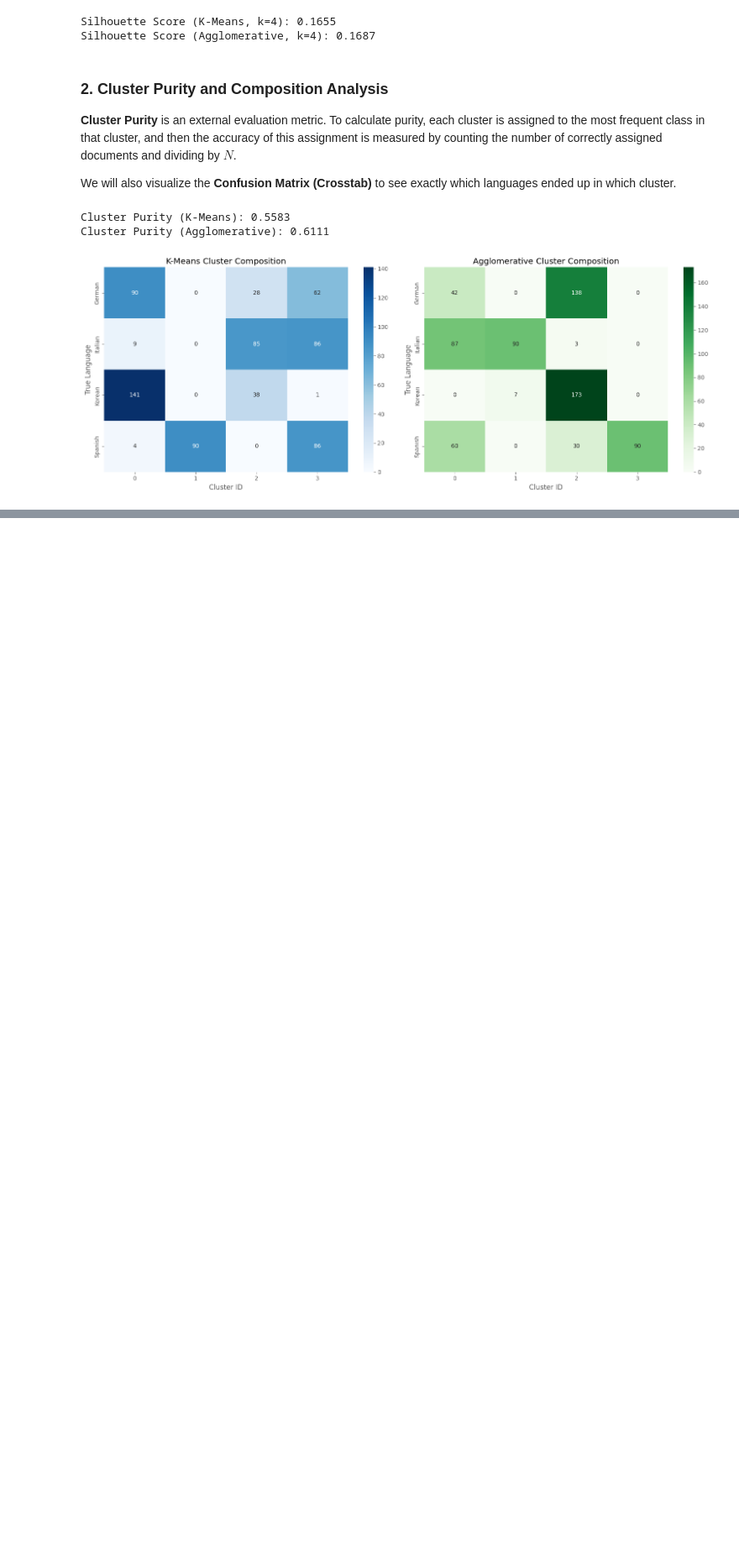
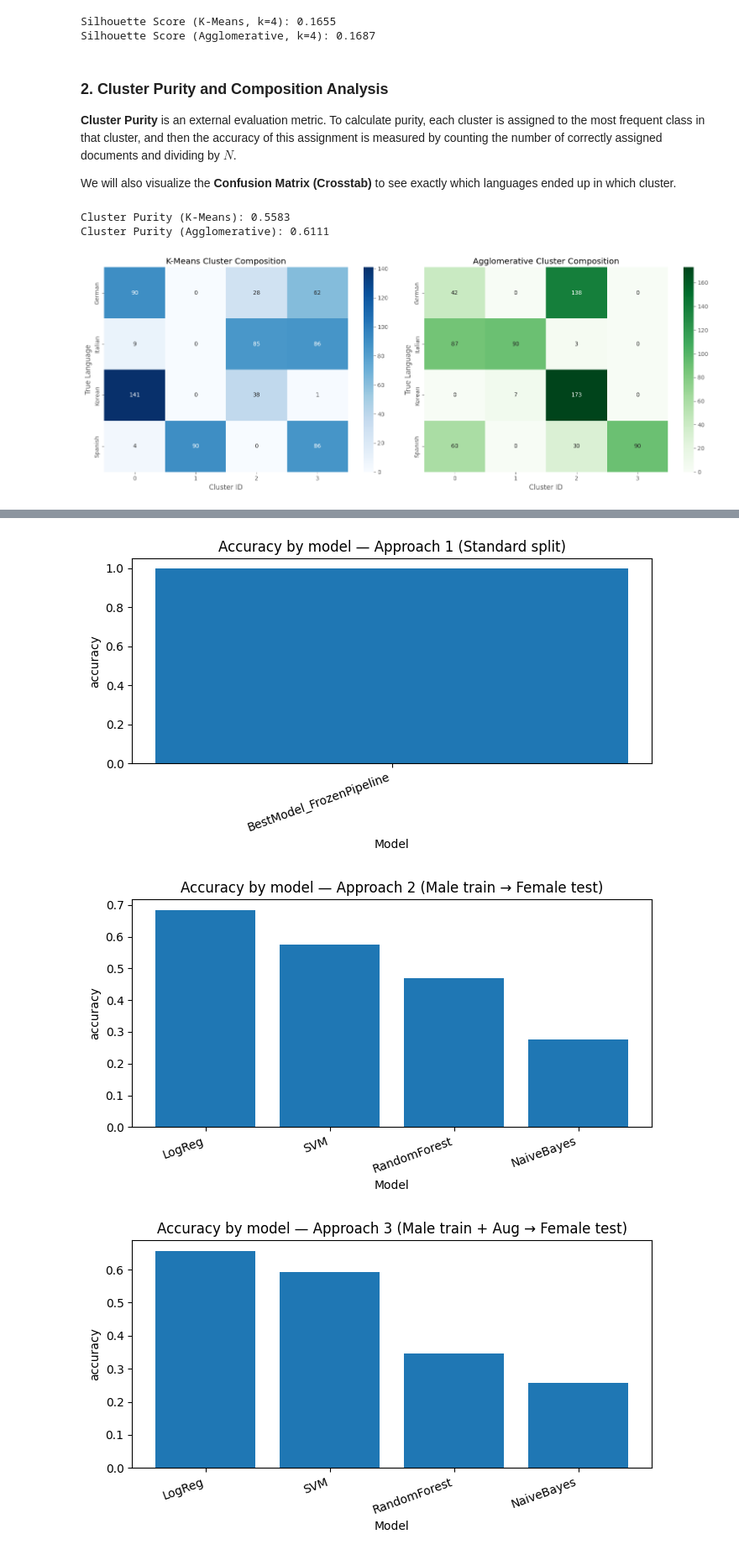
Before and after one commit to arashtaherifard/ML_Final_Project, a Jupyter notebook: Evaluation.ipynb, the cells around one changed output, grey strips where cells are left out. Shown at 84% size. Drawn from its saved outputs; the diff is of its cells as text; code cells hidden in the pictures; blank space fills up the shorter version.

```diff
--- a/Evaluation.ipynb
+++ b/Evaluation.ipynb
@@ -99,0 +164,9 @@ plt.show()
+# %%
+ART = Path("artifacts")
+
+y_raw = np.load(ART / "y.npy", allow_pickle=True)
+le = LabelEncoder()
+le.fit(y_raw.astype(str))
+classes = list(le.classes_)
+
+classes
@@ -99,0 +208,10 @@ plt.show()
+# %%
+summaries = []
+for approach, d in paths.items():
+    s = pd.read_csv(d["summary"])
+    s["approach"] = approach
+    summaries.append(s)
+
+summary_df = pd.concat(summaries, ignore_index=True)
+
+summary_df
@@ -99,0 +231,21 @@ plt.show()
+# %%
+def plot_metric_by_approach(df, metric, title):
+    for approach in df["approach"].unique():
+        sub = df[df["approach"] == approach].copy()
+        sub = sub.sort_values(metric, ascending=False)
+
+        plt.figure(figsize=(7, 4))
+        plt.bar(sub["model"].astype(str), sub[metric].astype(float))
+        plt.title(f"{title} — {approach}")
+        plt.xlabel("Model")
+        plt.ylabel(metric)
+        plt.xticks(rotation=20, ha="right")
+        plt.tight_layout()
+        plt.show()
+
+plot_metric_by_approach(summary_df, "accuracy", "Accuracy by model")
+plot_metric_by_approach(summary_df, "macro_f1", "Macro-F1 by model")
+# %% [output]
+[figure, added]
+[figure, added]
+[figure, added]
```
Also changed, not shown: parts of 24 cells of this notebook, 25 other files.
